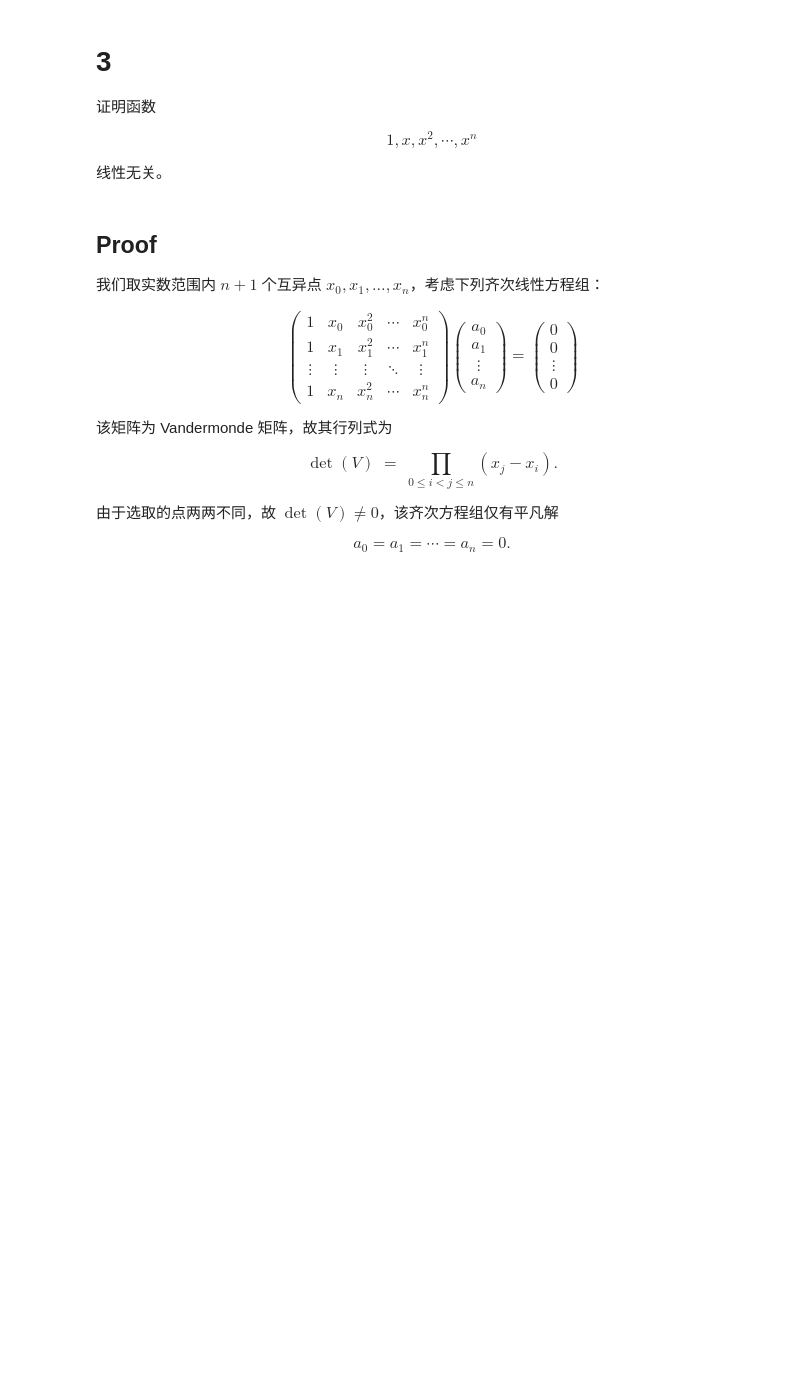
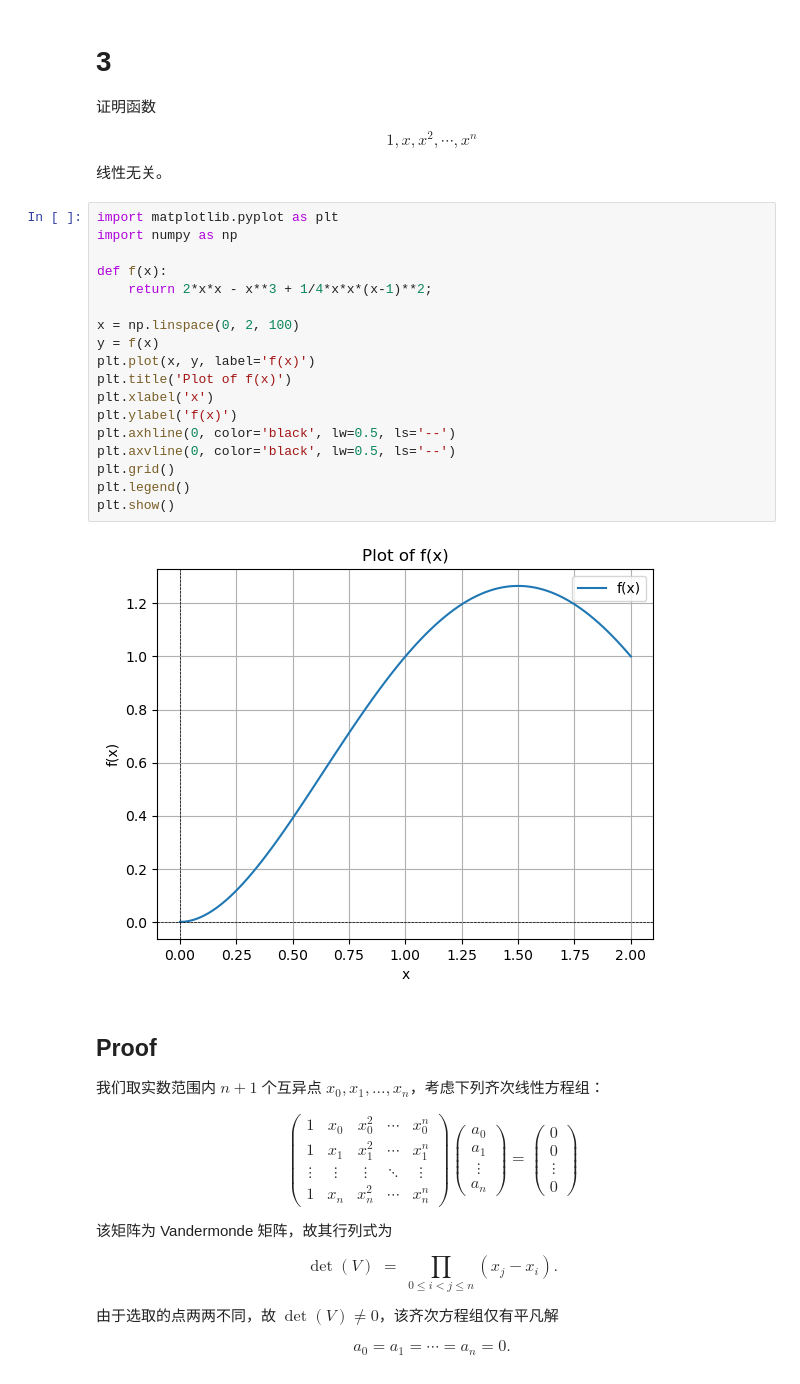
Before and after one commit to allenge007/jupyter_note, a Jupyter notebook: 数值计算方法/assn04.ipynb, the cells around one changed output. Drawn from its saved outputs; the diff is of its cells as text; blank space fills up the shorter version.

```diff
--- a/数值计算方法/assn04.ipynb
+++ b/数值计算方法/assn04.ipynb
@@ -8,6 +8,26 @@ $$
 $$
 
 线性无关。
+# %%
+import matplotlib.pyplot as plt
+import numpy as np
+
+def f(x):
+    return 2*x*x - x**3 + 1/4*x*x*(x-1)**2;
+
+x = np.linspace(0, 2, 100)
+y = f(x)
+plt.plot(x, y, label='f(x)')
+plt.title('Plot of f(x)')
+plt.xlabel('x')
+plt.ylabel('f(x)')
+plt.axhline(0, color='black', lw=0.5, ls='--')
+plt.axvline(0, color='black', lw=0.5, ls='--')
+plt.grid()
+plt.legend()
+plt.show()
+# %% [output]
+[figure, added]
 # %% [markdown]
 ## Proof
 
```
Also changed, not shown: 7 other files.
